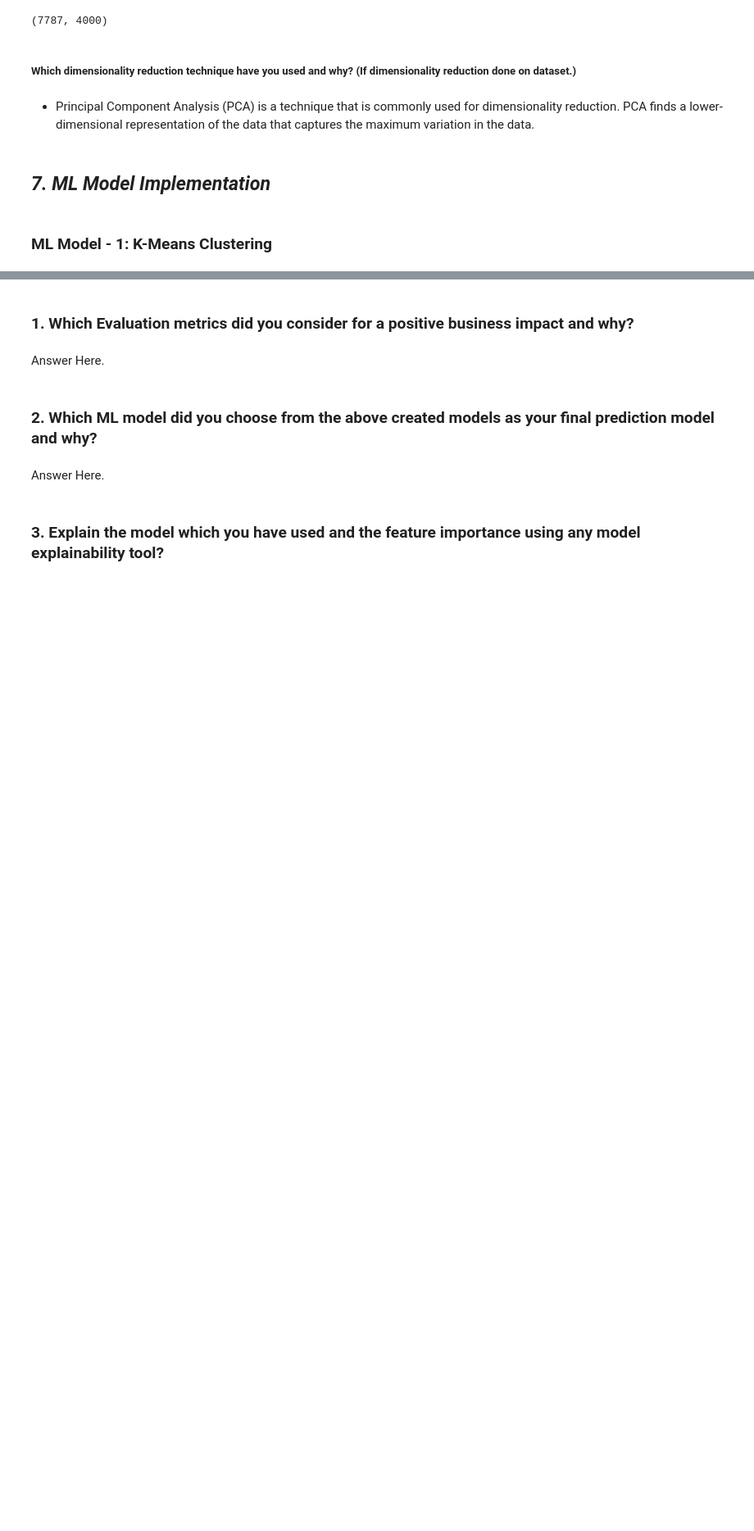
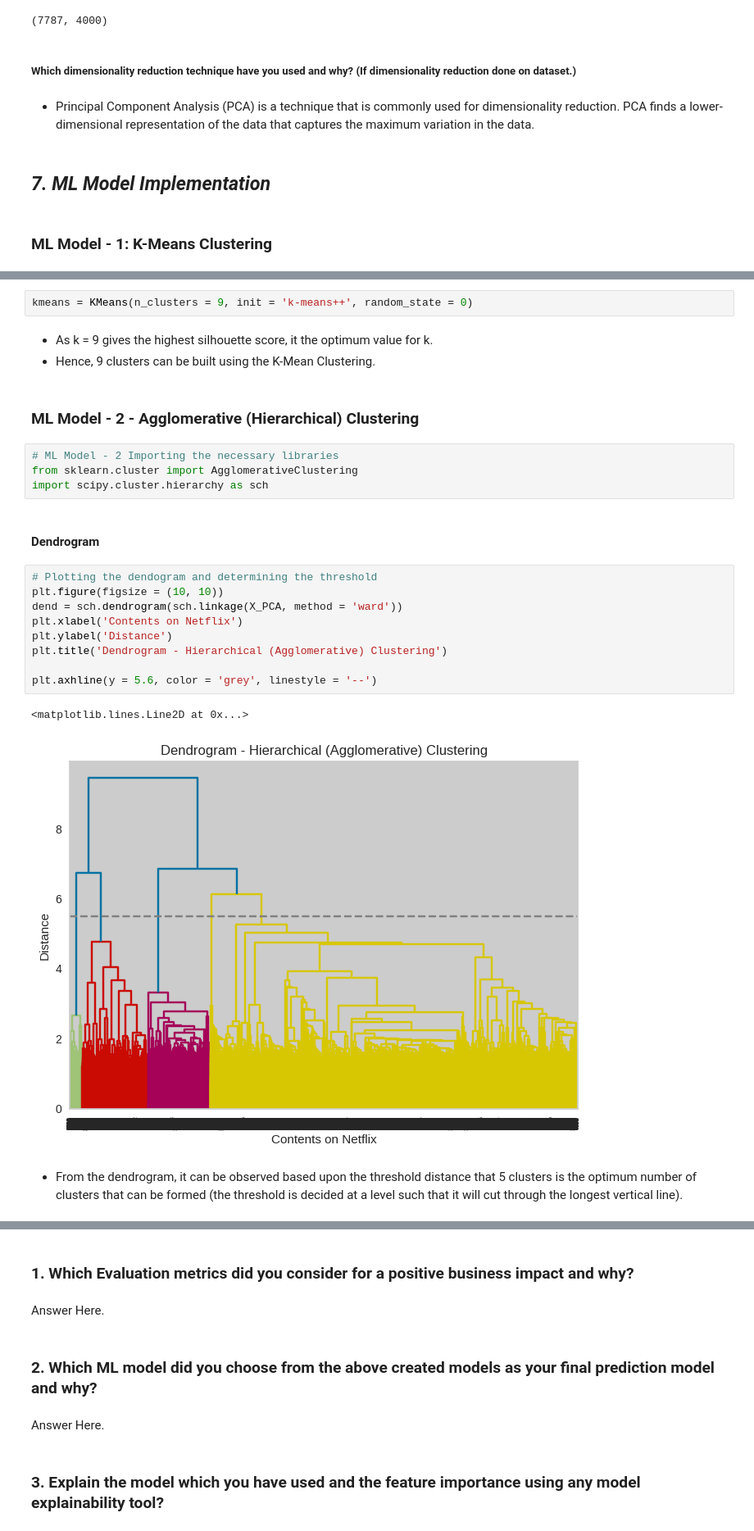
Before and after one commit to dipankarsahu1000/Netflix-Movie-and-TV-Shows-Clustering, a Jupyter notebook: Netflix_Movies_and_TV_Shows_Clustering.ipynb, the cells around one changed output, grey strips where cells are left out. Shown at 82% size. Drawn from its saved outputs; the diff is of its cells as text; blank space fills up the shorter version.

```diff
--- a/Netflix_Movies_and_TV_Shows_Clustering.ipynb
+++ b/Netflix_Movies_and_TV_Shows_Clustering.ipynb
@@ -1301,0 +1310,27 @@ Answer Here.
+# %%
+kmeans = KMeans(n_clusters = 9, init = 'k-means++', random_state = 0)
+# %% [markdown]
+* As k = 9 gives the highest silhouette score, it the optimum value for k.
+* Hence, 9 clusters can be built using the K-Mean Clustering.
+# %% [markdown]
+### ML Model - 2 - Agglomerative (Hierarchical) Clustering
+# %%
+# ML Model - 2 Importing the necessary libraries
+from sklearn.cluster import AgglomerativeClustering
+import scipy.cluster.hierarchy as sch
+# %% [markdown]
+####  Dendrogram
+# %%
+# Plotting the dendogram and determining the threshold
+plt.figure(figsize = (10, 10))
+dend = sch.dendrogram(sch.linkage(X_PCA, method = 'ward'))
+plt.xlabel('Contents on Netflix')
+plt.ylabel('Distance')
+plt.title('Dendrogram - Hierarchical (Agglomerative) Clustering')
+
+plt.axhline(y = 5.6, color = 'grey', linestyle = '--')
+# %% [output]
+<matplotlib.lines.Line2D at 0x...>
+[figure, added]
+# %% [markdown]
+* From the dendrogram, it can be observed based upon the threshold distance that 5 clusters is the optimum number of clusters that can be formed (the threshold is decided at a level such that it will cut through the longest vertical line).
```
Also changed, not shown: parts of 49 cells of this notebook.
